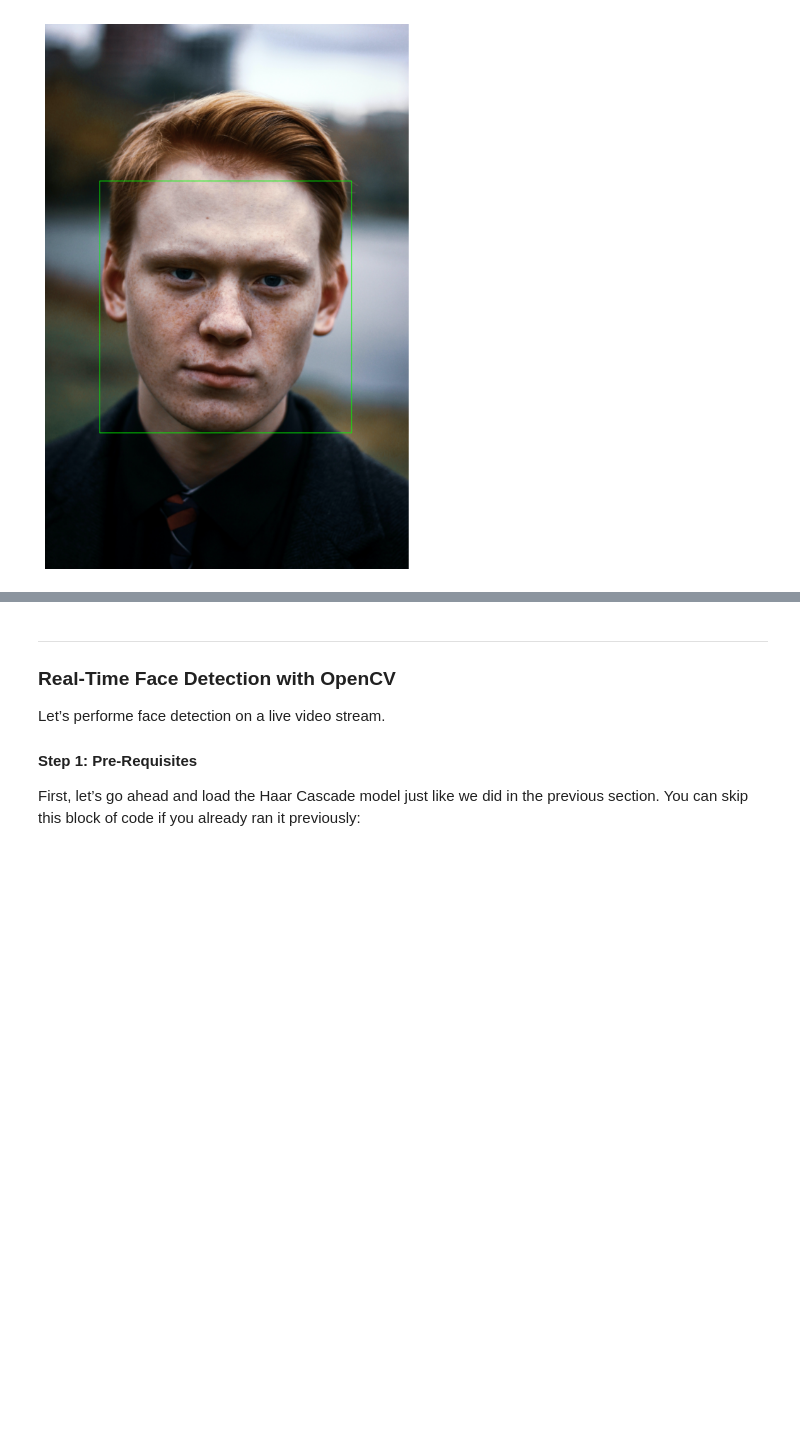
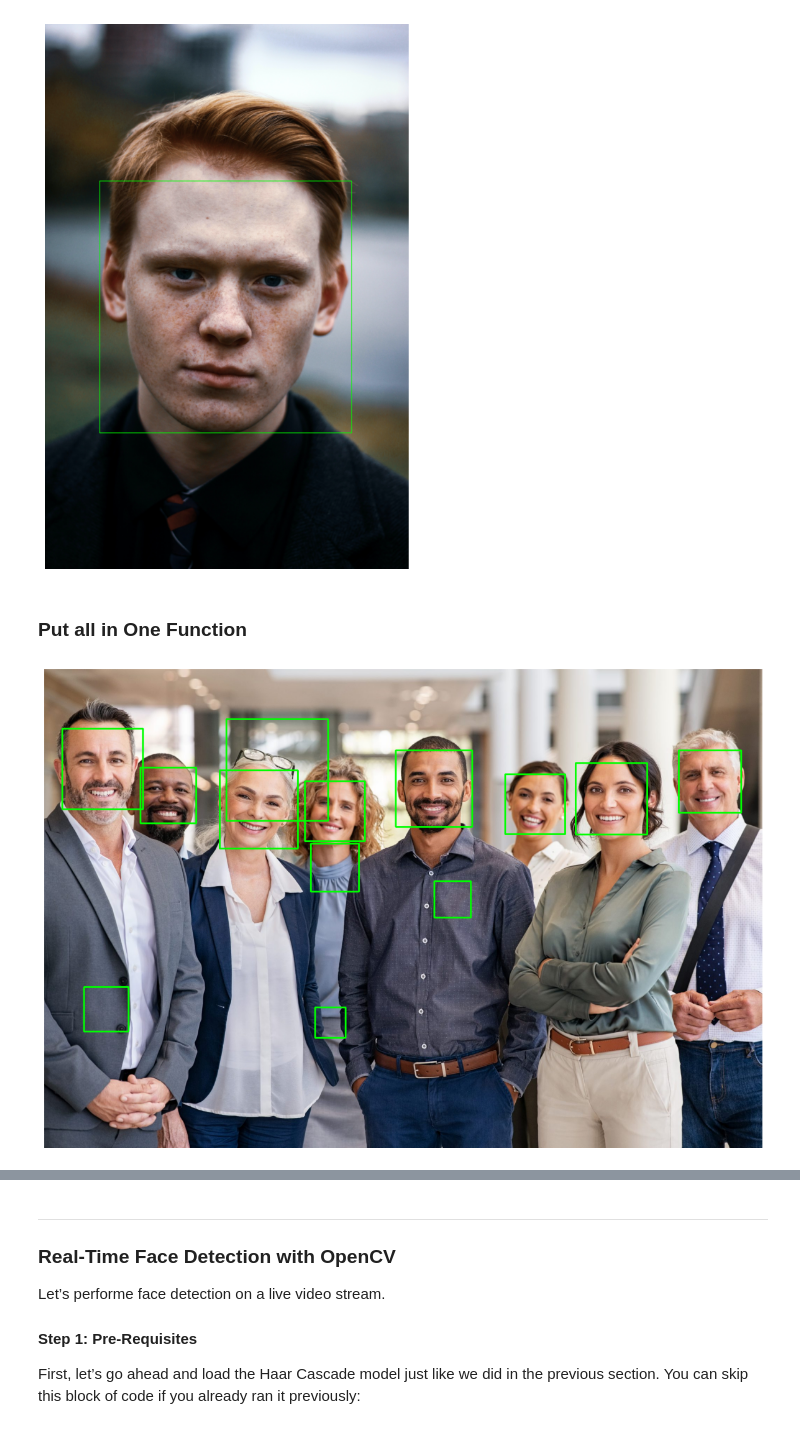
Before and after one commit to drisskhattabi6/Face-Detection-Using-OpenCV, a Jupyter notebook: Face Detection with OpenCV.ipynb, the cells around one changed output, grey strips where cells are left out. Saved outputs shown, nothing was run; the diff lists cells and outputs as text; code cells hidden in the pictures; blank space fills up the shorter version.

```diff
--- a/Face Detection with OpenCV.ipynb
+++ b/Face Detection with OpenCV.ipynb
@@ -32,5 +27,5 @@ import matplotlib.pyplot as plt
 # %%
-imagePath = 'input_image.jpg'
+imagePath = 'imgs/img1.jpg'
 img = cv2.imread(imagePath)
 img.shape
 # %% [output]
@@ -106,3 +101,32 @@ plt.axis('off')
 plt.show()
 # %% [output]
 [figure]
+# %% [markdown]
+### Put all in One Function
+# %%
+def detect_faces(img_path) :
+    # read image
+    img = cv2.imread(img_path)
+    # convert to grayscale
+    gray_image = cv2.cvtColor(img, cv2.COLOR_BGR2GRAY)
+    # load classifier
+    face_classifier = cv2.CascadeClassifier(
+        cv2.data.haarcascades + "haarcascade_frontalface_default.xml"
+    )
+    # Detect Faces
+    face = face_classifier.detectMultiScale(
+        gray_image, scaleFactor=1.1, minNeighbors=5, minSize=(40, 40)
+    )
+    # draw bounds of the face
+    for (x, y, w, h) in face:
+        cv2.rectangle(img, (x, y), (x + w, y + h), (0, 255, 0), 4)
+    # display image
+    img_rgb = cv2.cvtColor(img, cv2.COLOR_BGR2RGB)
+    plt.figure(figsize=(20,10))
+    plt.imshow(img_rgb)
+    plt.axis('off')
+    plt.show()
+# %%
+detect_faces('imgs/img2.jpg')
+# %% [output]
+[figure, added]
```
Also changed, not shown: parts of 6 cells of this notebook, 6 other files.
